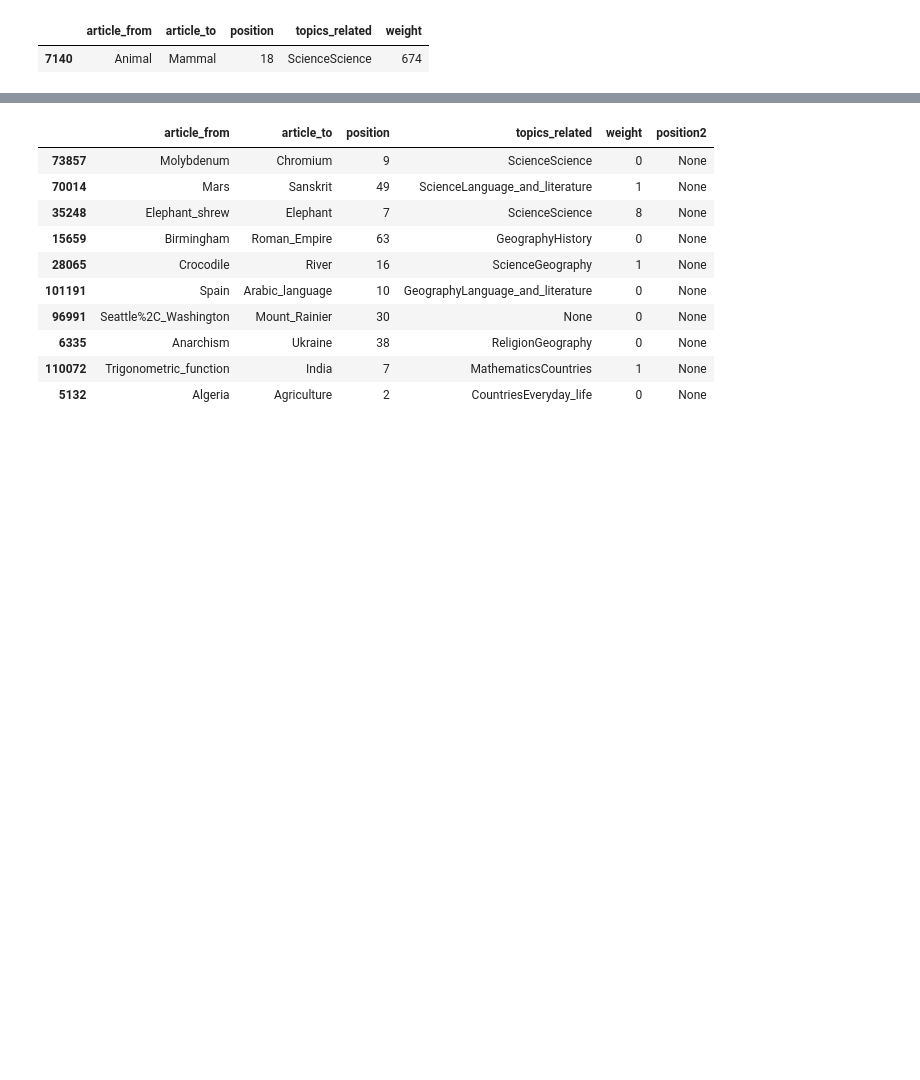
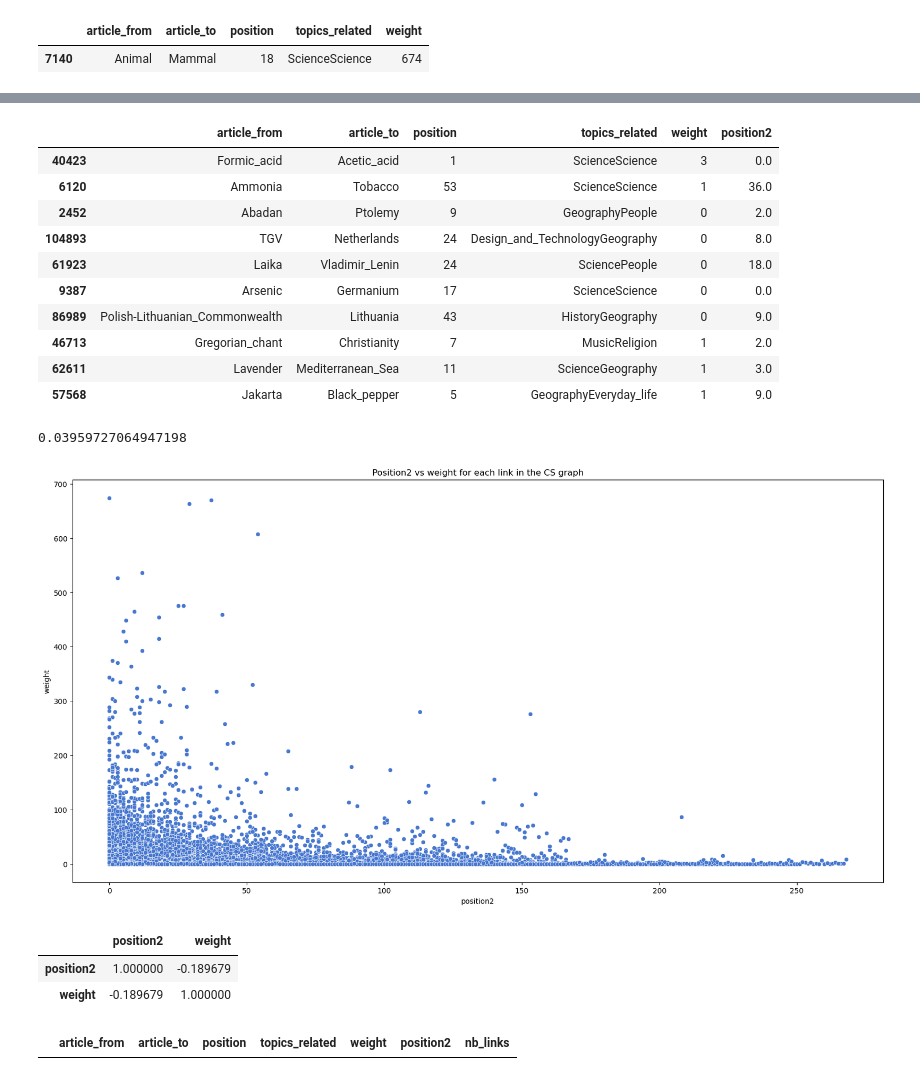
Before and after one commit to epfl-ada/ada-2022-project-groupe53, a Jupyter notebook: run.ipynb, the cells around one changed output, grey strips where cells are left out. Cells and saved outputs as stored; diff of their text form; code cells hidden in the pictures; blank space fills up the shorter version.

```diff
--- a/run.ipynb
+++ b/run.ipynb
@@ -412,23 +418,27 @@ import urllib.request
 from urllib.parse import unquote
 # %%
 positions = {}
+# %%
+html_base_path = 'data/wpcd/wp/'
 # %%
 def get_position(article1, article2):#get links with href
     links = []
     if article1 in positions:
         if len(positions[article1]) > 0:
-            return   positions[article1].index(article2)
+            try:
+                return   positions[article1].index(article2)
+            except:
+                return None
 
         return None
     #encode artile1 to utf8
     try :
 
-        url =  "http://web.archive.org/web/20080516175635/http://schools-wikipedia.org/wp/{}/{}.htm".format(article1[0],article1)
-        print(url)
-        html_page = urllib.request.urlopen(url)
+
+        with open(html_base_path+'{}/{}.htm'.format(article1[0],article1)) as fp:
+            soup = BeautifulSoup(fp, 'html.parser')
 
 
-        soup = BeautifulSoup(html_page, "html.parser")
 
     except :
         print('No')
@@ -437,21 +447,25 @@ def get_position(article1, article2):#get links with href
 
     for link in soup.findAll('a'):
         href = link.get('href')
-        if  href !=None and href.startswith("/web/20080516175635/http://schools-wikipedia.org/wp/"):
+        if  href !=None and href.startswith("../../wp/"):
             article = href.split("/")[-1].split(".")[0]
 
-            links.append(unquote(unquote(article)))
+            links.append(article)
 
         #keep only links in graph
 
     only = [link for link in links if link in truth_graph.matrix_articles[article1]]
 
-    #remove duplicates from only list
+    #remove all occurences of duplicates with conserving order
     only = list(dict.fromkeys(only))
     positions[article1] = only
     # get index of article2 in only
-    index = only.index(article2)
-    print(len(positions/truth_graph.nb_vertices("articles")))
+    try :
+        index = only.index(article2)
+    except :
+        index = None
+
+    print(len(positions)/truth_graph.nb_vertices("articles"))
     return index
 # %%
 links_df['position2'] = links_df.apply(lambda row: get_position(row['article_from'],row['article_to']),axis=1)
@@ -476,13 +491,33 @@ ValueError: '10th_century' is not in list
 links_df.sample(10)
 # %% [output]
 |  | article_from | article_to | position | topics_related | weight | position2 |
-| 73857 | Molybdenum | Chromium | 9 | ScienceScience | 0 | None |
-| 70014 | Mars | Sanskrit | 49 | ScienceLanguage_and_literature | 1 | None |
-| 35248 | Elephant_shrew | Elephant | 7 | ScienceScience | 8 | None |
-| 15659 | Birmingham | Roman_Empire | 63 | GeographyHistory | 0 | None |
-| 28065 | Crocodile | River | 16 | ScienceGeography | 1 | None |
-| 101191 | Spain | Arabic_language | 10 | GeographyLanguage_and_literature | 0 | None |
-| 96991 | Seattle%2C_Washington | Mount_Rainier | 30 | None | 0 | None |
-| 6335 | Anarchism | Ukraine | 38 | ReligionGeography | 0 | None |
-| 110072 | Trigonometric_function | India | 7 | MathematicsCountries | 1 | None |
-| 5132 | Algeria | Agriculture | 2 | CountriesEveryday_life | 0 | None |
+| 40423 | Formic_acid | Acetic_acid | 1 | ScienceScience | 3 | 0.0 |
+| 6120 | Ammonia | Tobacco | 53 | ScienceScience | 1 | 36.0 |
+| 2452 | Abadan | Ptolemy | 9 | GeographyPeople | 0 | 2.0 |
+| 104893 | TGV | Netherlands | 24 | Design_and_TechnologyGeography | 0 | 8.0 |
+| 61923 | Laika | Vladimir_Lenin | 24 | SciencePeople | 0 | 18.0 |
+| 9387 | Arsenic | Germanium | 17 | ScienceScience | 0 | 0.0 |
+| 86989 | Polish-Lithuanian_Commonwealth | Lithuania | 43 | HistoryGeography | 0 | 9.0 |
+| 46713 | Gregorian_chant | Christianity | 7 | MusicReligion | 1 | 2.0 |
+| 62611 | Lavender | Mediterranean_Sea | 11 | ScienceGeography | 1 | 3.0 |
+| 57568 | Jakarta | Black_pepper | 5 | GeographyEveryday_life | 1 | 9.0 |
+# %%
+# get percentage of Nan values in position2
+links_df['position2'].isna().sum()/len(links_df)
+# %% [output]
+0.03959727064947198
+# %%
+#plot position2 vs weight for each link
+plt.figure(figsize=(20,10))
+sns.scatterplot(x=links_df.position2, y=links_df.weight, data=links_df, hue=None, palette="muted")
+plt.title("Position2 vs weight for each link in the CS graph")
+plt.show()
+# %% [output]
+[figure, added]
+# %%
+#compute pearson correlation between position2 and weight
+links_df[['position2','weight']].corr(method='spearman')
+# %% [output]
+|  | position2 | weight |
+| position2 | 1.000000 | -0.189679 |
+| weight | -0.189679 | 1.000000 |
@@ -488,0 +527,5 @@ links_df.sample(10)
+# %%
+#check if any position2 is bigger than nb_links
+links_df[links_df['position2'] > links_df['nb_links']]
+# %% [output]
+|  | article_from | article_to | position | topics_related | weight | position2 | nb_links |
```
Also changed, not shown: parts of 33 cells of this notebook, 2 other files.
